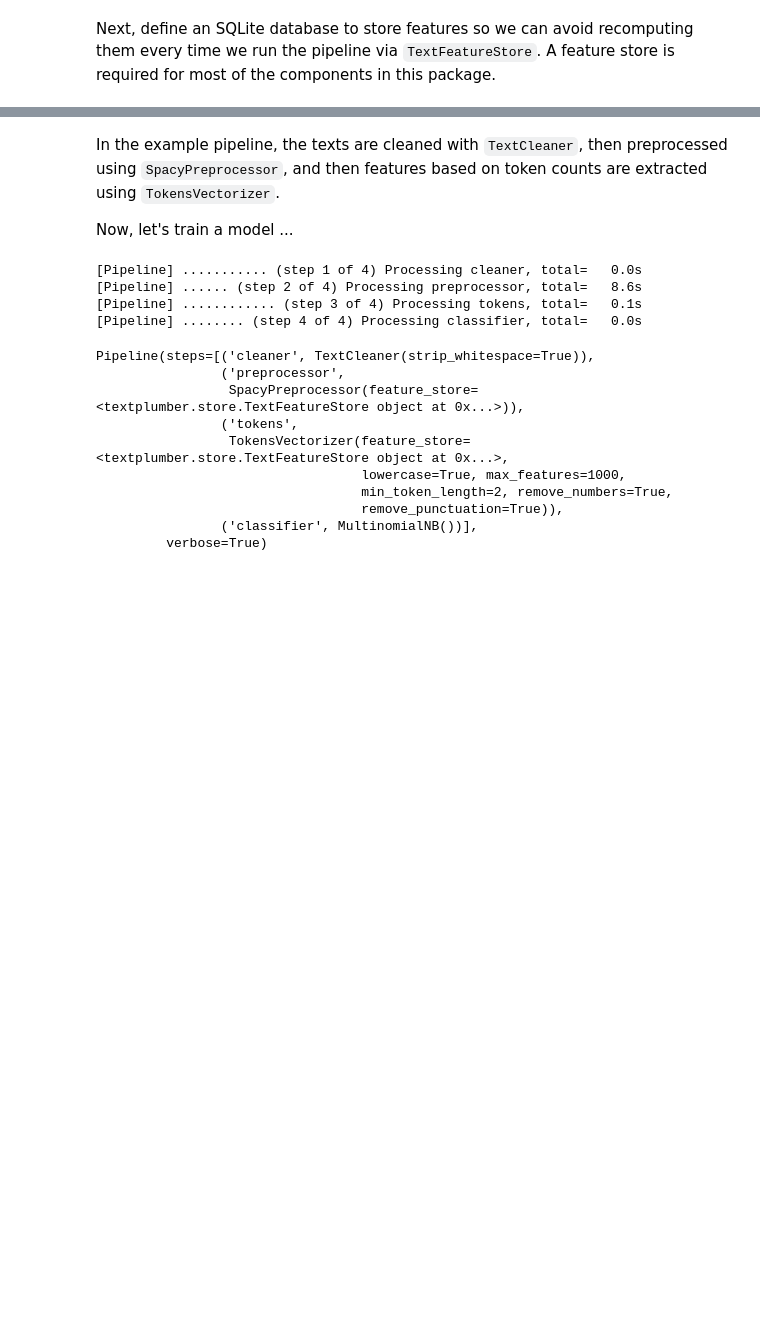
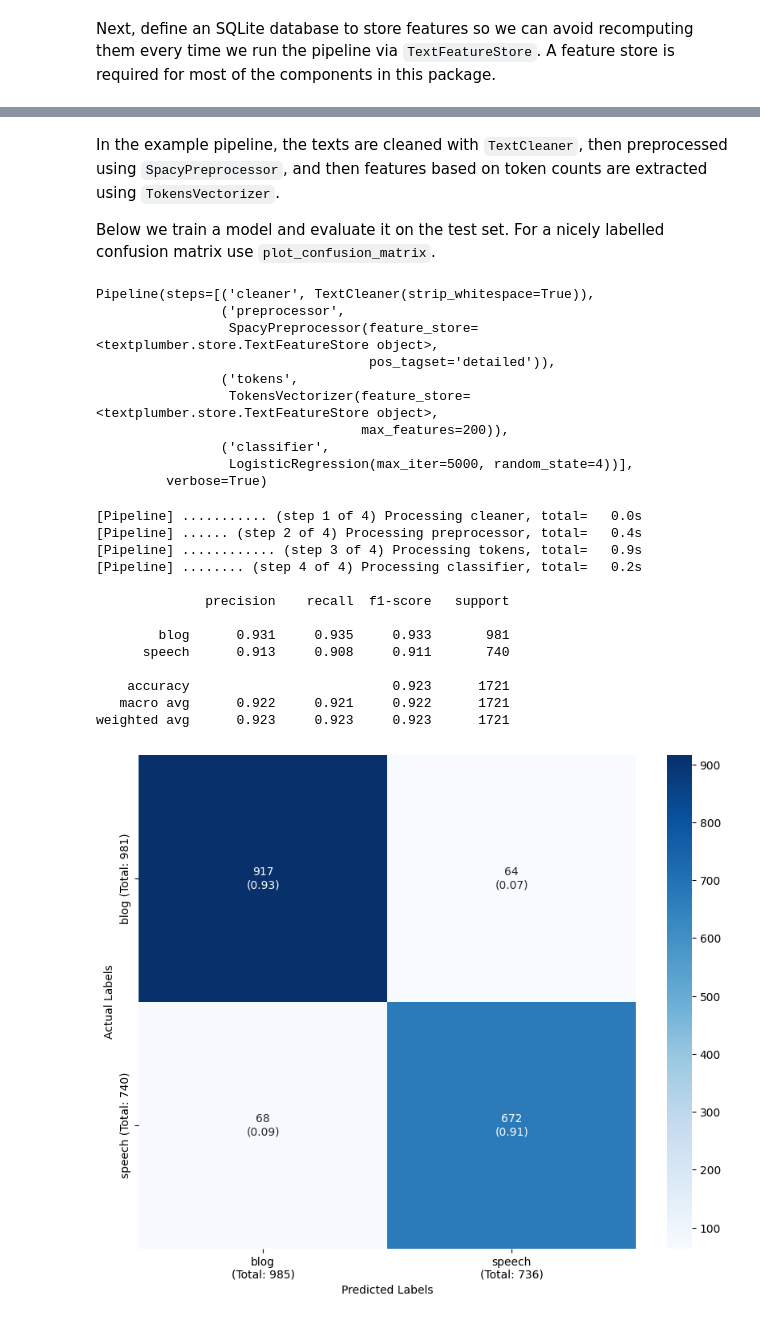
Before and after one commit to polsci/textplumber, a Jupyter notebook: nbs/basic-introduction.ipynb, the cells around one changed output, grey strips where cells are left out. Saved outputs shown, nothing was run; the diff lists cells and outputs as text; code cells hidden in the pictures; blank space fills up the shorter version.

Commit message:
tweak example to use example data

```diff
--- a/nbs/basic-introduction.ipynb
+++ b/nbs/basic-introduction.ipynb
@@ -31,14 +33,5 @@ First, let's load some data ...
 # %%
-from sklearn.datasets import fetch_20newsgroups
-import pandas as pd
-
-cats = ['talk.politics.misc', 'talk.religion.misc']
-dataset = fetch_20newsgroups(subset='train', remove=('headers', 'footers', 'quotes'), categories=cats)
-
-X_train, X_test, y_train, y_test = train_test_split(dataset.data, dataset.target, test_size = 0.2, random_state=42)
-
-target_names = dataset.target_names
-target_classes = list(range(len(target_names)))
+X_train, y_train, X_test, y_test, target_classes, target_names = get_example_data(target_labels = ['blog', 'speech'])
 # %% [markdown]
 Next, define an SQLite database to store features so we can avoid recomputing them every time we run the pipeline via `TextFeatureStore`. A feature store is required for most of the components in this package.
 # %%
@@ -68,21 +39,45 @@ Pipeline(steps=[('cleaner', TextCleaner(strip_whitespace=True)),
 # %% [markdown]
 In the example pipeline, the texts are cleaned with `TextCleaner`, then preprocessed using `SpacyPreprocessor`, and then features based on token counts are extracted using `TokensVectorizer`.
 
-Now, let's train a model ...
+Below we train a model and evaluate it on the test set. For a nicely labelled confusion matrix use `plot_confusion_matrix`.
 # %%
+pipeline = Pipeline([
+    ('cleaner', TextCleaner(strip_whitespace=True)),
+    ('preprocessor', SpacyPreprocessor(feature_store=feature_store, pos_tagset = 'detailed')),
+    ('tokens', TokensVectorizer(feature_store=feature_store, max_features=200)),
+    ('classifier', LogisticRegression(max_iter=5000, random_state=4)),
+], verbose=True)
+
+display(pipeline)
+
 pipeline.fit(X_train, y_train)
+y_pred = pipeline.predict(X_test)
+
+print()
+print(classification_report(y_test, y_pred, labels = target_classes, target_names = target_names, digits=3))
+plot_confusion_matrix(y_test, y_pred, target_classes, target_names)
 # %% [output]
-[Pipeline] ........... (step 1 of 4) Processing cleaner, total=   0.0s
-[Pipeline] ...... (step 2 of 4) Processing preprocessor, total=   8.6s
-[Pipeline] ............ (step 3 of 4) Processing tokens, total=   0.1s
-[Pipeline] ........ (step 4 of 4) Processing classifier, total=   0.0s
+Pipeline(steps=[('cleaner', TextCleaner(strip_whitespace=True)),
+                ('preprocessor',
+                 SpacyPreprocessor(feature_store=<textplumber.store.TextFeatureStore object>,
+                                   pos_tagset='detailed')),
+                ('tokens',
+                 TokensVectorizer(feature_store=<textplumber.store.TextFeatureStore object>,
+                                  max_features=200)),
+                ('classifier',
+                 LogisticRegression(max_iter=5000, random_state=4))],
+         verbose=True)
-Pipeline(steps=[('cleaner', TextCleaner(strip_whitespace=True)),
-                ('preprocessor',
-                 SpacyPreprocessor(feature_store=<textplumber.store.TextFeatureStore object at 0x...>)),
-                ('tokens',
-                 TokensVectorizer(feature_store=<textplumber.store.TextFeatureStore object at 0x...>,
-                                  lowercase=True, max_features=1000,
-                                  min_token_length=2, remove_numbers=True,
-                                  remove_punctuation=True)),
-                ('classifier', MultinomialNB())],
-         verbose=True)
+[Pipeline] ........... (step 1 of 4) Processing cleaner, total=   0.0s
+[Pipeline] ...... (step 2 of 4) Processing preprocessor, total=   0.4s
+[Pipeline] ............ (step 3 of 4) Processing tokens, total=   0.9s
+[Pipeline] ........ (step 4 of 4) Processing classifier, total=   0.2s
+
+              precision    recall  f1-score   support
+
+        blog      0.931     0.935     0.933       981
+      speech      0.913     0.908     0.911       740
+
+    accuracy                          0.923      1721
+   macro avg      0.922     0.921     0.922      1721
+weighted avg      0.923     0.923     0.923      1721
+[figure, added]
```
Also changed, not shown: parts of 15 cells of this notebook.
